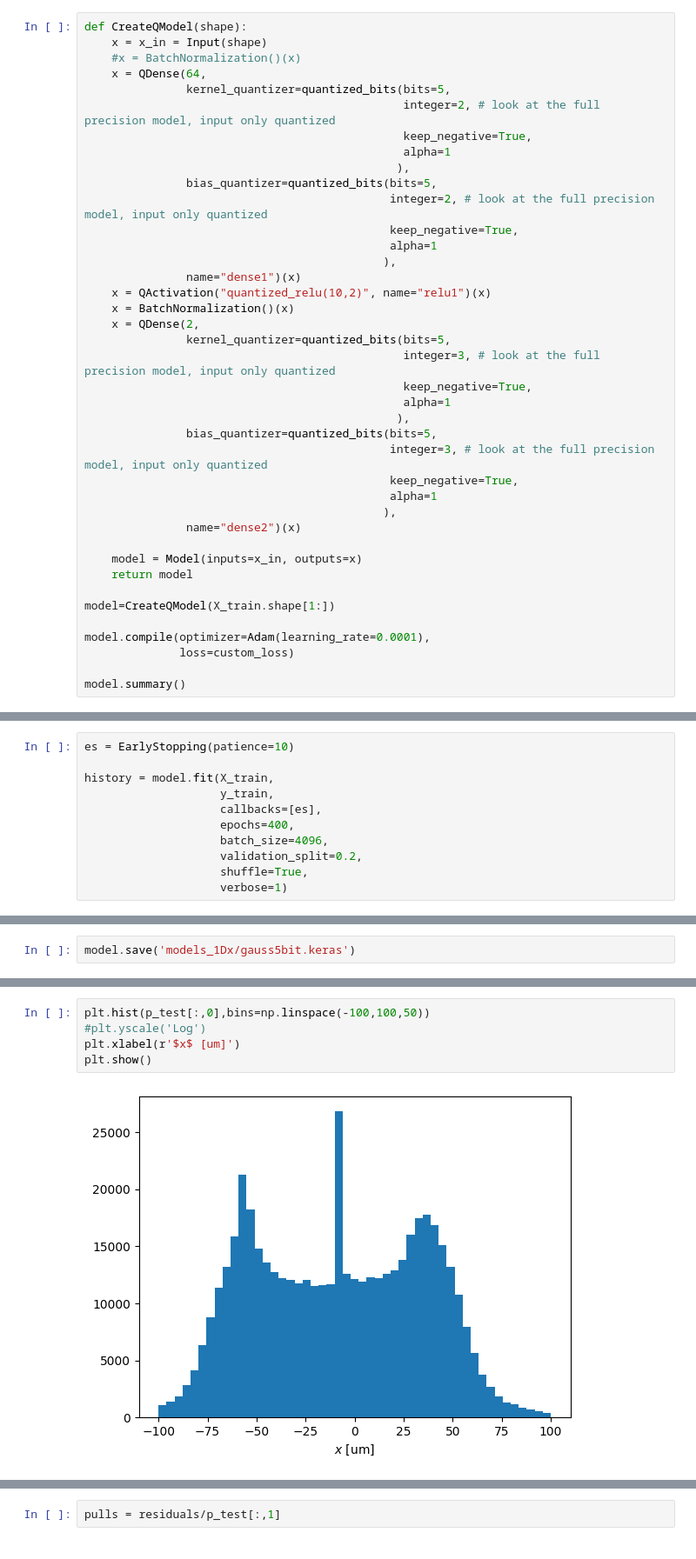
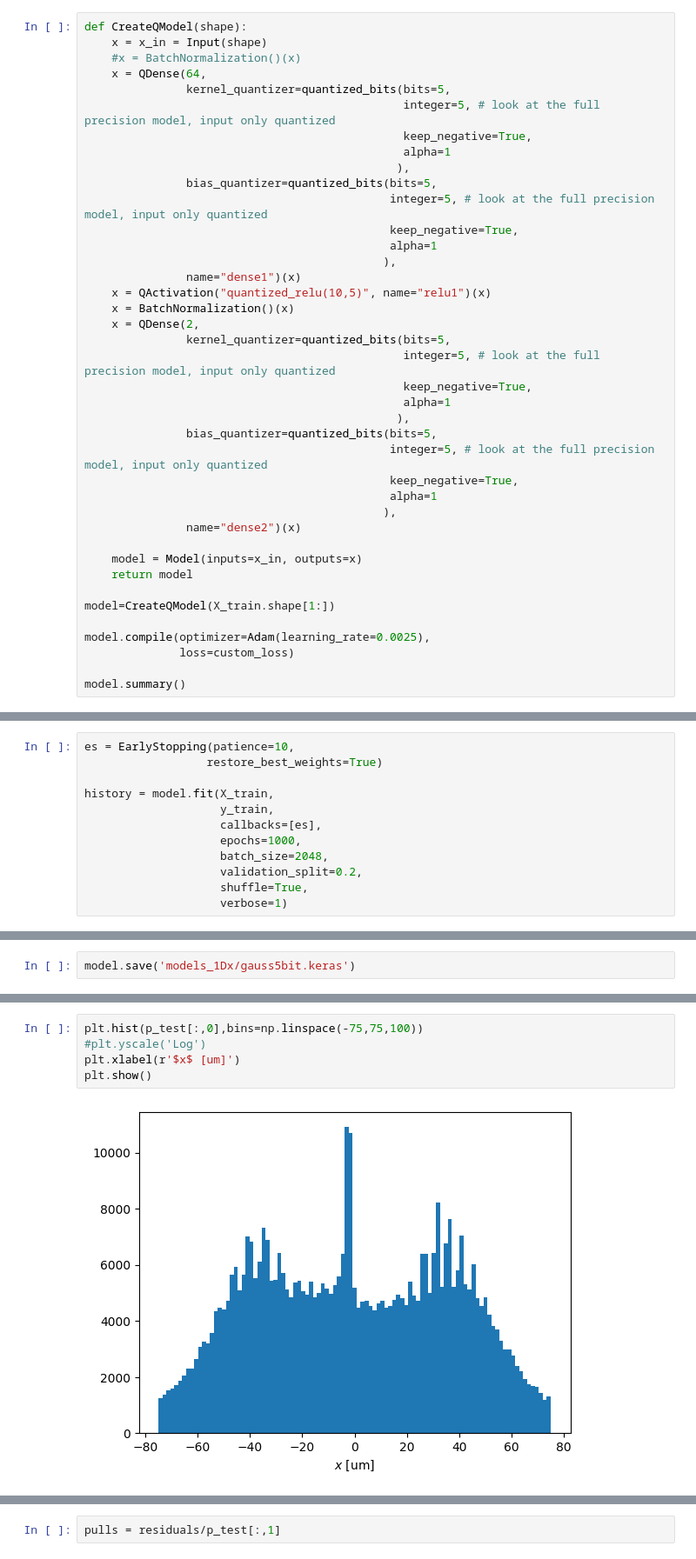
Before and after one commit to nhanvtran/directional-pixel-detectors, a Jupyter notebook: hit-position/train-1Dx-Gauss-5bit.ipynb, the cells around one changed output, grey strips where cells are left out. Shown at 87% size. Drawn from its saved outputs; the diff is of its cells as text.

```diff
--- a/hit-position/train-1Dx-Gauss-5bit.ipynb
+++ b/hit-position/train-1Dx-Gauss-5bit.ipynb
@@ -62,26 +63,26 @@ def CreateQModel(shape):
     #x = BatchNormalization()(x)
     x = QDense(64,
                kernel_quantizer=quantized_bits(bits=5,
-                                               integer=2, # look at the full precision model, input only quantized
+                                               integer=5, # look at the full precision model, input only quantized
                                                keep_negative=True,
                                                alpha=1
                                               ),
                bias_quantizer=quantized_bits(bits=5,
-                                             integer=2, # look at the full precision model, input only quantized
+                                             integer=5, # look at the full precision model, input only quantized
                                              keep_negative=True,
                                              alpha=1
                                             ),
                name="dense1")(x)
-    x = QActivation("quantized_relu(10,2)", name="relu1")(x)
+    x = QActivation("quantized_relu(10,5)", name="relu1")(x)
     x = BatchNormalization()(x)
     x = QDense(2,
                kernel_quantizer=quantized_bits(bits=5,
-                                               integer=3, # look at the full precision model, input only quantized
+                                               integer=5, # look at the full precision model, input only quantized
                                                keep_negative=True,
                                                alpha=1
                                               ),
                bias_quantizer=quantized_bits(bits=5,
-                                             integer=3, # look at the full precision model, input only quantized
+                                             integer=5, # look at the full precision model, input only quantized
                                              keep_negative=True,
                                              alpha=1
                                             ),
@@ -92,7 +93,7 @@ def CreateQModel(shape):
 
 model=CreateQModel(X_train.shape[1:])
 
-model.compile(optimizer=Adam(learning_rate=0.0001),
+model.compile(optimizer=Adam(learning_rate=0.0025),
               loss=custom_loss)
 
 model.summary()
@@ -131,13 +124,14 @@ Trainable params: 1,666
 Non-trainable params: 128
 _________________________________________________________________
 # %%
-es = EarlyStopping(patience=10)
+es = EarlyStopping(patience=10,
+                  restore_best_weights=True)
 
 history = model.fit(X_train,
                     y_train,
                     callbacks=[es],
-                    epochs=400,
-                    batch_size=4096,
+                    epochs=1000,
+                    batch_size=2048,
                     validation_split=0.2,
                     shuffle=True,
                     verbose=1)
@@ -197,10 +191,10 @@ print(np.mean(uncertainty),np.std(uncertainty))
 # %%
-plt.hist(p_test[:,0],bins=np.linspace(-100,100,50))
+plt.hist(p_test[:,0],bins=np.linspace(-75,75,100))
 #plt.yscale('Log')
 plt.xlabel(r'$x$ [um]')
 plt.show()
 # %% [output]
-[figure, old version]
+[figure, new version]
 # %%
 plt.hist(residuals,bins=np.linspace(-50,50,50))
 #plt.yscale('Log')
```
Also changed, not shown: parts of 14 cells of this notebook, 4 other files.
